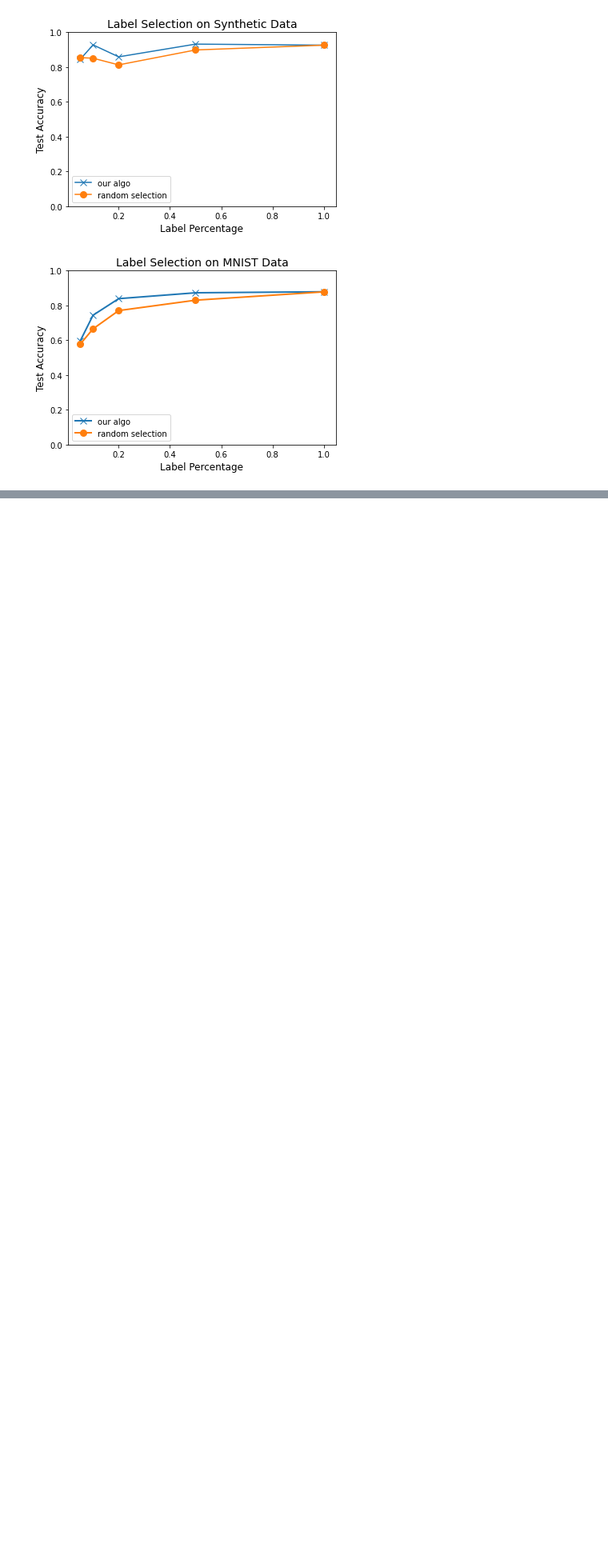
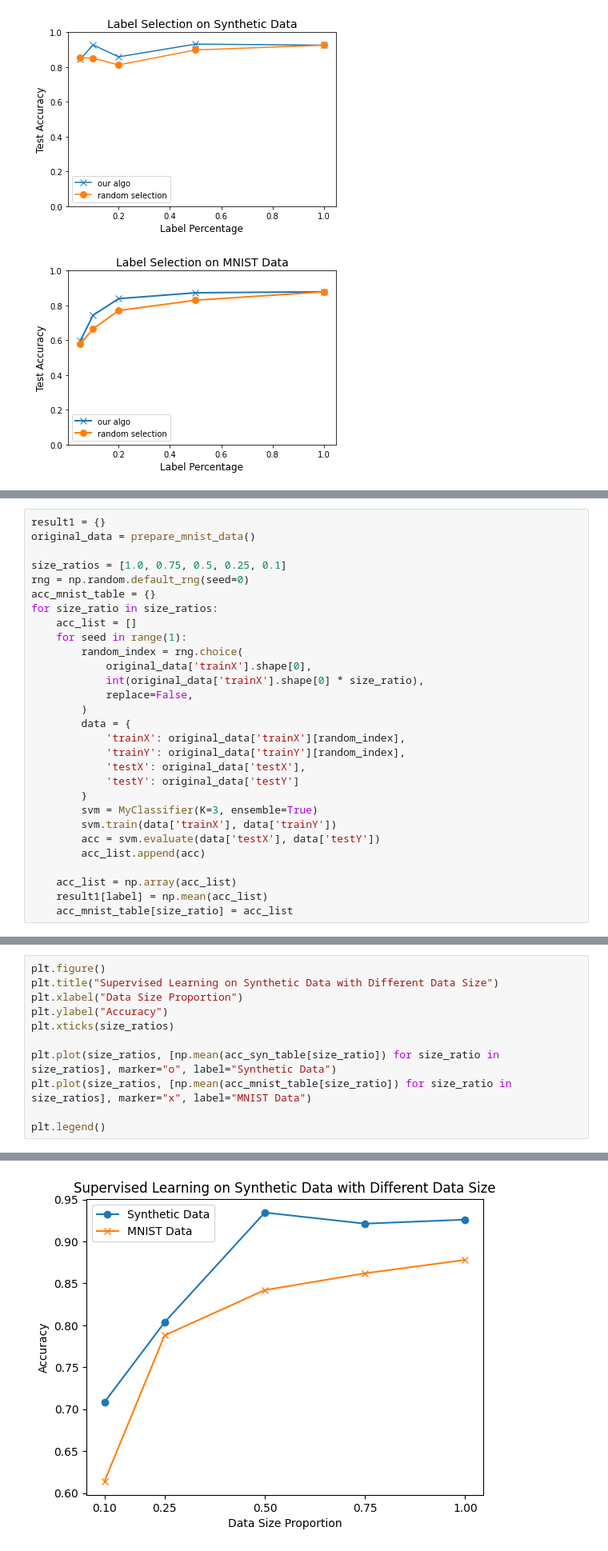
Before and after one commit to Zhengtong-Liu/ECE236A-Project, a Jupyter notebook: Code/ECE236A_Project_Demo.ipynb, the cells around one changed output, grey strips where cells are left out. Shown at 80% size. Cells and saved outputs as stored; diff of their text form; blank space fills up the shorter version.

```diff
--- a/Code/ECE236A_Project_Demo.ipynb
+++ b/Code/ECE236A_Project_Demo.ipynb
@@ -255,0 +440,29 @@ plot_result(result1, result2, result3)
+# %%
+result1 = {}
+original_data = prepare_mnist_data()
+
+size_ratios = [1.0, 0.75, 0.5, 0.25, 0.1]
+rng = np.random.default_rng(seed=0)
+acc_mnist_table = {}
+for size_ratio in size_ratios:
+    acc_list = []
+    for seed in range(1):
+        random_index = rng.choice(
+            original_data['trainX'].shape[0],
+            int(original_data['trainX'].shape[0] * size_ratio),
+            replace=False,
+        )
+        data = {
+            'trainX': original_data['trainX'][random_index],
+            'trainY': original_data['trainY'][random_index],
+            'testX': original_data['testX'],
+            'testY': original_data['testY']
+        }
+        svm = MyClassifier(K=3, ensemble=True)
+        svm.train(data['trainX'], data['trainY'])
+        acc = svm.evaluate(data['testX'], data['testY'])
+        acc_list.append(acc)
+
+    acc_list = np.array(acc_list)
+    result1[label] = np.mean(acc_list)
+    acc_mnist_table[size_ratio] = acc_list
@@ -255,0 +505,12 @@ plot_result(result1, result2, result3)
+# %%
+plt.figure()
+plt.title("Supervised Learning on Synthetic Data with Different Data Size")
+plt.xlabel("Data Size Proportion")
+plt.ylabel("Accuracy")
+plt.xticks(size_ratios)
+
+plt.plot(size_ratios, [np.mean(acc_syn_table[size_ratio]) for size_ratio in size_ratios], marker="o", label="Synthetic Data")
+plt.plot(size_ratios, [np.mean(acc_mnist_table[size_ratio]) for size_ratio in size_ratios], marker="x", label="MNIST Data")
+
+plt.legend()
+# %% [output]
@@ -255,0 +518 @@ plot_result(result1, result2, result3)
+[figure, added]
```
Also changed, not shown: parts of 12 cells of this notebook.
